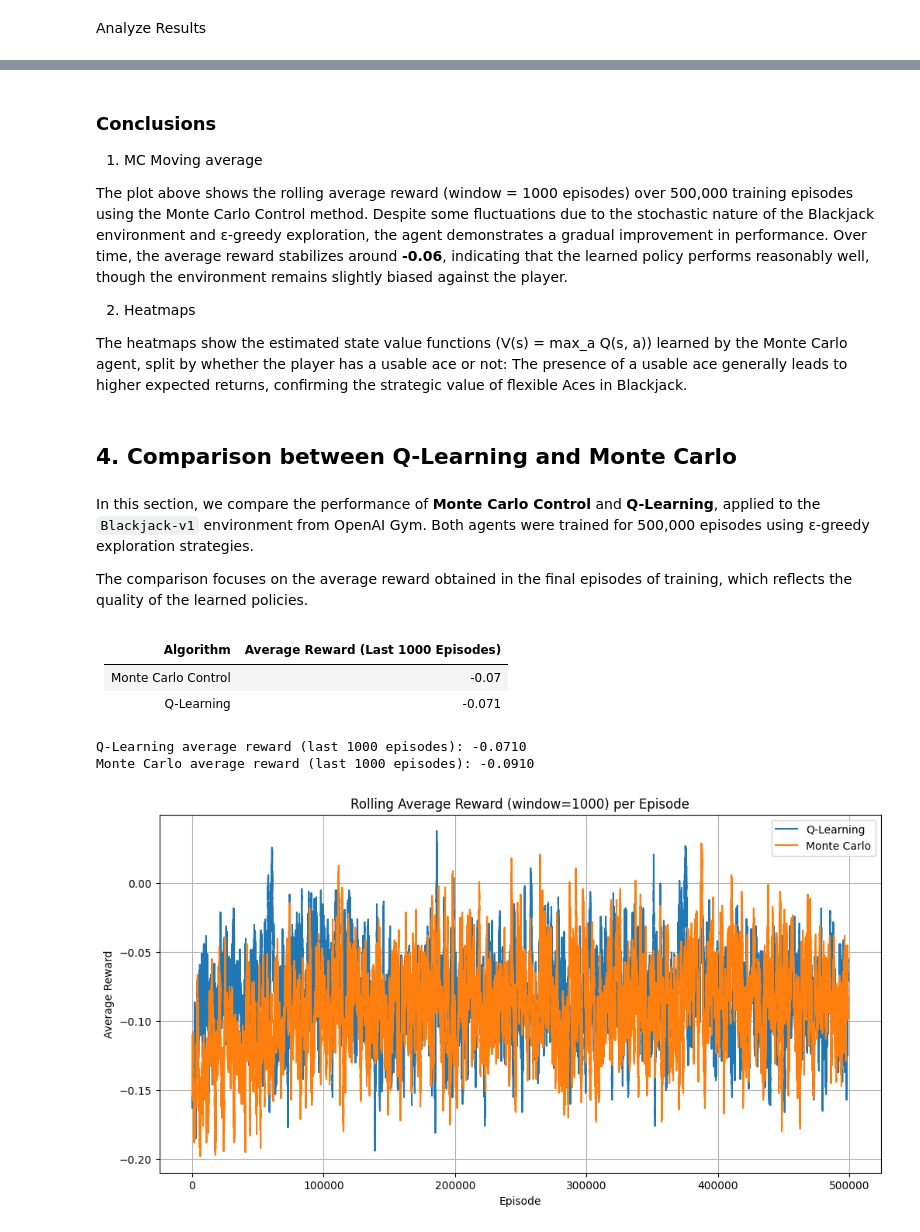
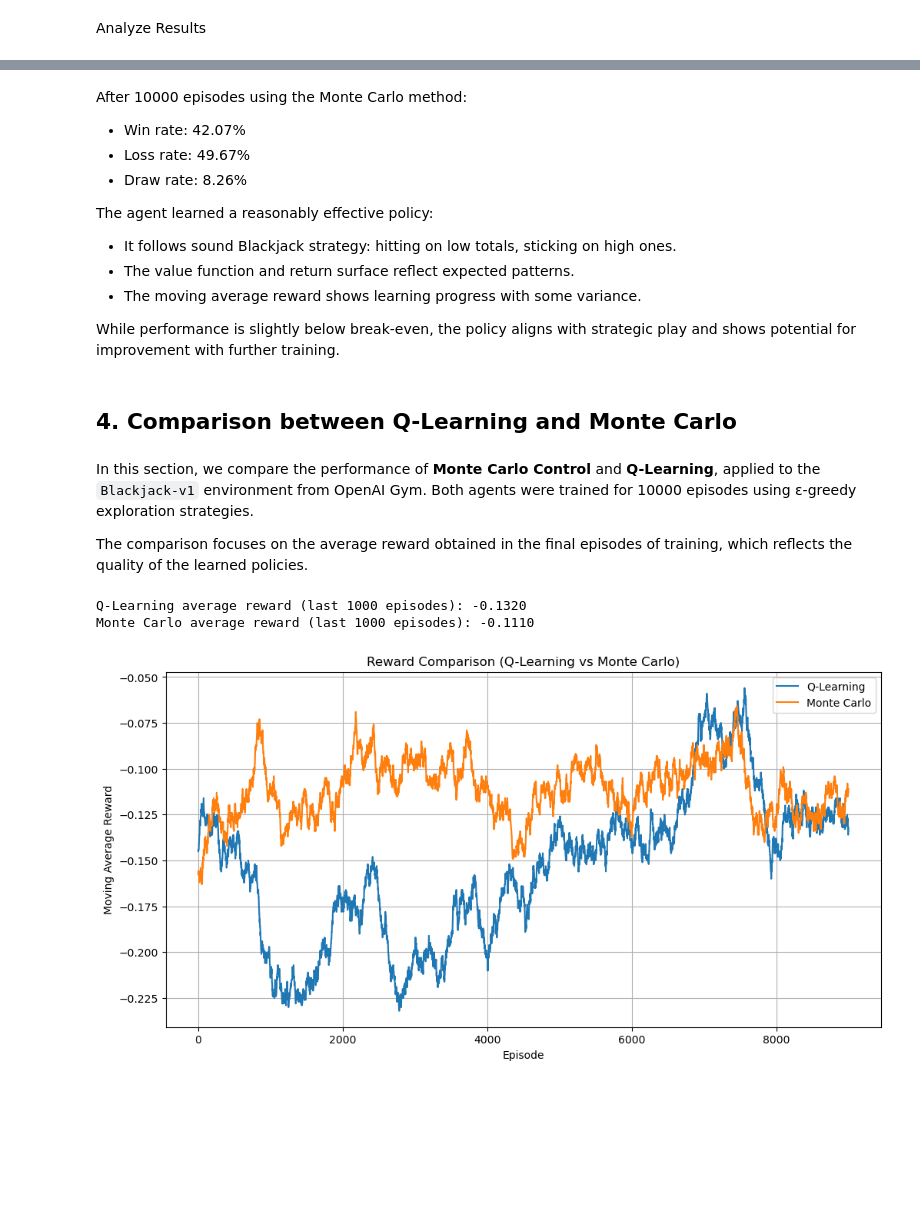
Before and after one commit to joanaramosrodrigues/ReinforcementLearning_Project, a Jupyter notebook: Blackjack2.ipynb, the cells around one changed output, grey strips where cells are left out. Saved outputs shown, nothing was run; the diff lists cells and outputs as text; code cells hidden in the pictures; blank space fills up the shorter version.

```diff
--- a/Blackjack2.ipynb
+++ b/Blackjack2.ipynb
@@ -69,7 +69,7 @@ from collections import defaultdict
 ## 1.2. Definition of environment and parameters
 # %%
 env = gym.make("Blackjack-v1")
-num_episodes = 500000
+num_episodes = 10000
 # %% [markdown]
 ## 1.3. ε-Greedy Policy
 # %%
@@ -511,3 +597,5 @@ Q_mc, mc_rewards = monte_carlo_control(env, num_episodes=50000)
+# %%
+Q_mc, mc_rewards = train_monte_carlo_final(env, num_episodes=10000, gamma=0.95, epsilon=0.05)
 # %% [markdown]
 Extract the Policy and Value Function
 # %%
@@ -558,50 +646,40 @@ Draws: 810 (8.10%)
-# %% [markdown]
-### Conclusions
-1. MC Moving average
-
-The plot above shows the rolling average reward (window = 1000 episodes) over 500,000 training episodes using the Monte Carlo Control method. Despite some fluctuations due to the stochastic nature of the Blackjack environment and ε-greedy exploration, the agent demonstrates a gradual improvement in performance. Over time, the average reward stabilizes around **-0.06**, indicating that the learned policy performs reasonably well, though the environment remains slightly biased against the player.
-
-2. Heatmaps
-
-The heatmaps show the estimated state value functions (V(s) = max_a Q(s, a)) learned by the Monte Carlo agent, split by whether the player has a usable ace or not:
-The presence of a usable ace generally leads to higher expected returns, confirming the strategic value of flexible Aces in Blackjack.
+# %% [markdown]
+After 10000 episodes using the Monte Carlo method:
+- Win rate: 42.07%
+- Loss rate: 49.67%
+- Draw rate: 8.26%
+
+The agent learned a reasonably effective policy:
+- It follows sound Blackjack strategy: hitting on low totals, sticking on high ones.
+- The value function and return surface reflect expected patterns.
+- The moving average reward shows learning progress with some variance.
+
+While performance is slightly below break-even, the policy aligns with strategic play and shows potential for improvement with further training.
 # %% [markdown]
 ## 4. Comparison between Q-Learning and Monte Carlo
 # %% [markdown]
-In this section, we compare the performance of **Monte Carlo Control** and **Q-Learning**, applied to the `Blackjack-v1` environment from OpenAI Gym. Both agents were trained for 500,000 episodes using ε-greedy exploration strategies.
+In this section, we compare the performance of **Monte Carlo Control** and **Q-Learning**, applied to the `Blackjack-v1` environment from OpenAI Gym. Both agents were trained for 10000 episodes using ε-greedy exploration strategies.
 
 The comparison focuses on the average reward obtained in the final episodes of training, which reflects the quality of the learned policies.
-# %% [markdown]
-| Algorithm           | Average Reward (Last 1000 Episodes) |
-|---------------------|--------------------------------------|
-| Monte Carlo Control | -0.07                                |
-| Q-Learning          | -0.071                               |
 # %%
-import numpy as np
-import matplotlib.pyplot as plt
-
-# Compute average reward over last 1000 episodes for both agents
 q_avg_reward = np.mean(rewards_per_episode[-1000:])
 mc_avg_reward = np.mean(mc_rewards[-1000:])
 
 print(f"Q-Learning average reward (last 1000 episodes): {q_avg_reward:.4f}")
 print(f"Monte Carlo average reward (last 1000 episodes): {mc_avg_reward:.4f}")
 
-# Plot rolling average reward with window size 1000 for smoother visualization
 window = 1000
-q_rolling_avg = np.convolve(rewards_per_episode, np.ones(window)/window, mode='valid')
-mc_rolling_avg = np.convolve(mc_rewards, np.ones(window)/window, mode='valid')
 
-plt.figure(figsize=(12,6))
-plt.plot(q_rolling_avg, label='Q-Learning')
-plt.plot(mc_rolling_avg, label='Monte Carlo')
-plt.title('Rolling Average Reward (window=1000) per Episode')
+plt.figure(figsize=(12, 6))
+plt.plot(np.convolve(rewards_per_episode, np.ones(window)/window, mode='valid'), label='Q-Learning')
+plt.plot(np.convolve(mc_rewards, np.ones(window)/window, mode='valid'), label='Monte Carlo')
 plt.xlabel('Episode')
-plt.ylabel('Average Reward')
+plt.ylabel('Moving Average Reward')
+plt.title('Reward Comparison (Q-Learning vs Monte Carlo)')
 plt.legend()
-plt.grid(True)
+plt.grid()
 plt.show()
 # %% [output]
-Q-Learning average reward (last 1000 episodes): -0.0710
-Monte Carlo average reward (last 1000 episodes): -0.0910
+Q-Learning average reward (last 1000 episodes): -0.1320
+Monte Carlo average reward (last 1000 episodes): -0.1110
-[figure, old version]
+[figure, new version]
```
Also changed, not shown: parts of 20 cells of this notebook.
